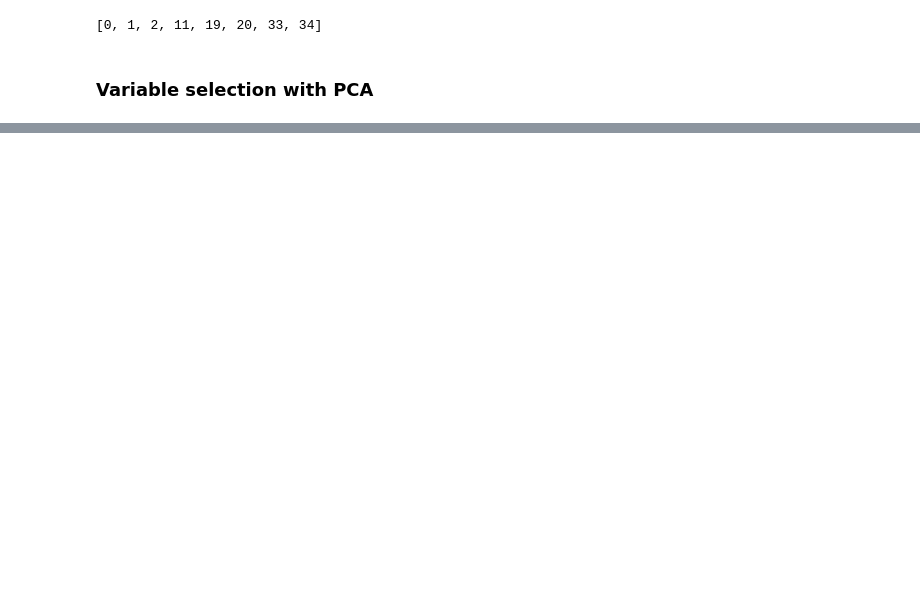
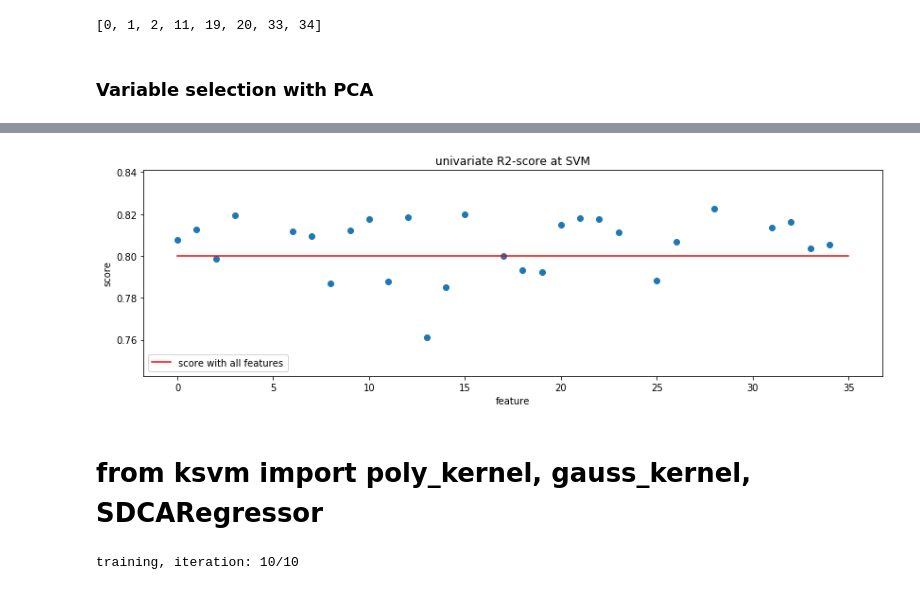
Before and after one commit to louishemadou/PredPertes, a Jupyter notebook: pearson_pca.ipynb, the cells around one changed output, grey strips where cells are left out. Cells and saved outputs as stored; diff of their text form; code cells hidden in the pictures; blank space fills up the shorter version.

```diff
--- a/pearson_pca.ipynb
+++ b/pearson_pca.ipynb
@@ -186,0 +327,17 @@ plt.show()
+# %%
+# avec toutes les features
+
+SAG = SAGRegressor(lambada=0.01, eta=0.03)
+SAG.fit(X_train, Y_train, epochs=50)
+error = abs(SAG.predict(X_val) - Y_val) / Y_val
+score_full = 1 - error.mean()
+# %%
+# univariate
+
+score_svm = np.zeros(p)
+for i in range(p) :
+    print("feature" + i, flush=True)
+    SAG = SAGRegressor(lambada=0.01, eta=0.03)
+    SAG.fit(X_train[:100, i].reshape(-1, 1), Y_train, epochs=50)
+    error = abs(SAG.predict(X_val[:100, i].reshape(-1, 1)) - Y_val) / Y_val
+    score_svm[i] = 1 - error.mean()
@@ -186,0 +362,13 @@ plt.show()
+# %%
+plt.figure(figsize=(14,4))
+plt.scatter(no_doublon, np.delete(score_svm, doublons))
+plt.plot([0, p], [score_full, score_full], c='red', label='score with all features')
+plt.xlabel("feature")
+plt.ylabel("score")
+plt.title("univariate R2-score at SVM")
+plt.legend(loc=3)
+plt.show()
+# %% [output]
+[figure, added]
+# %% [markdown]
+# from ksvm import poly_kernel, gauss_kernel, SDCARegressor
@@ -186,0 +428,9 @@ plt.show()
+# %%
+# avec toutes les features
+
+sdca = SDCARegressor(gauss_kernel, param = 0.001, C = 1)
+sdca.fit(X_train[:100], Y_train[:100], epochs = 10, Visual = False)
+error = abs(sdca.predict(X_val) - Y_val) / Y_val
+score_full = 1 - error.mean()
+# %% [output]
+training, iteration: 10/10
```
Also changed, not shown: parts of 21 cells of this notebook.
